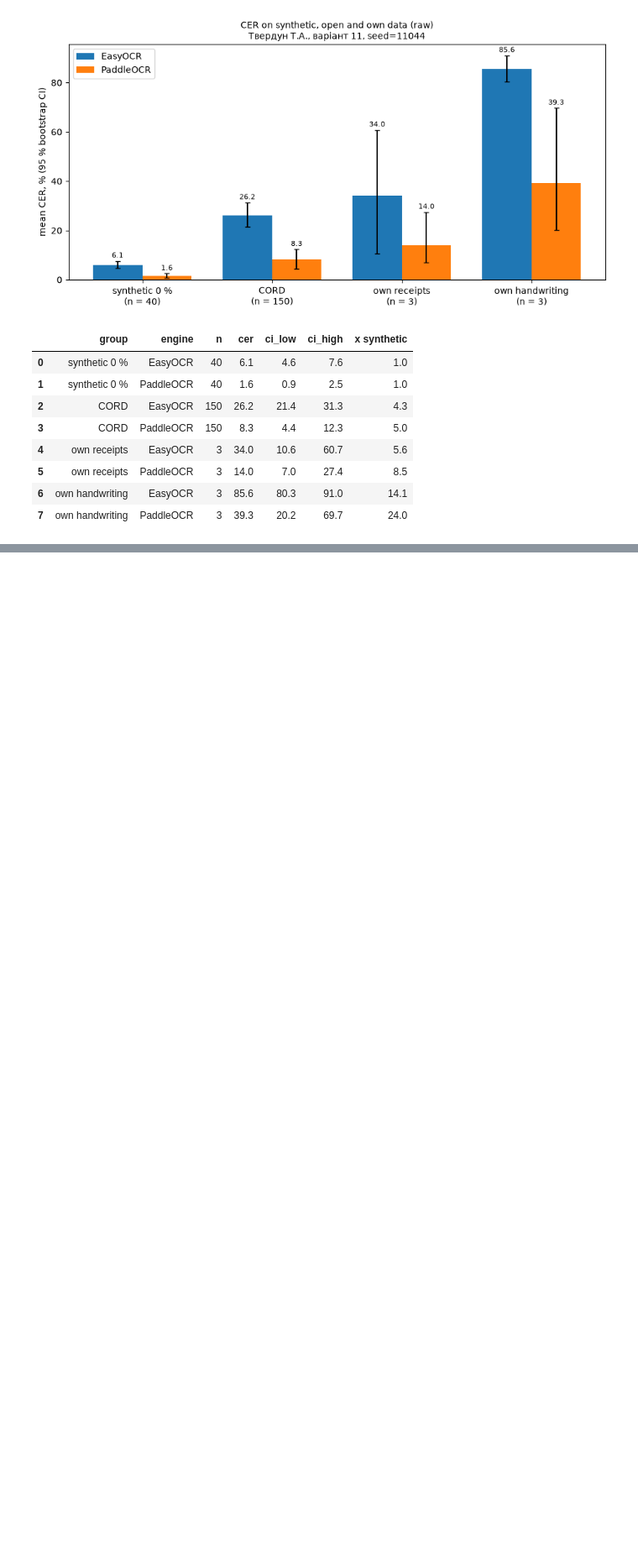
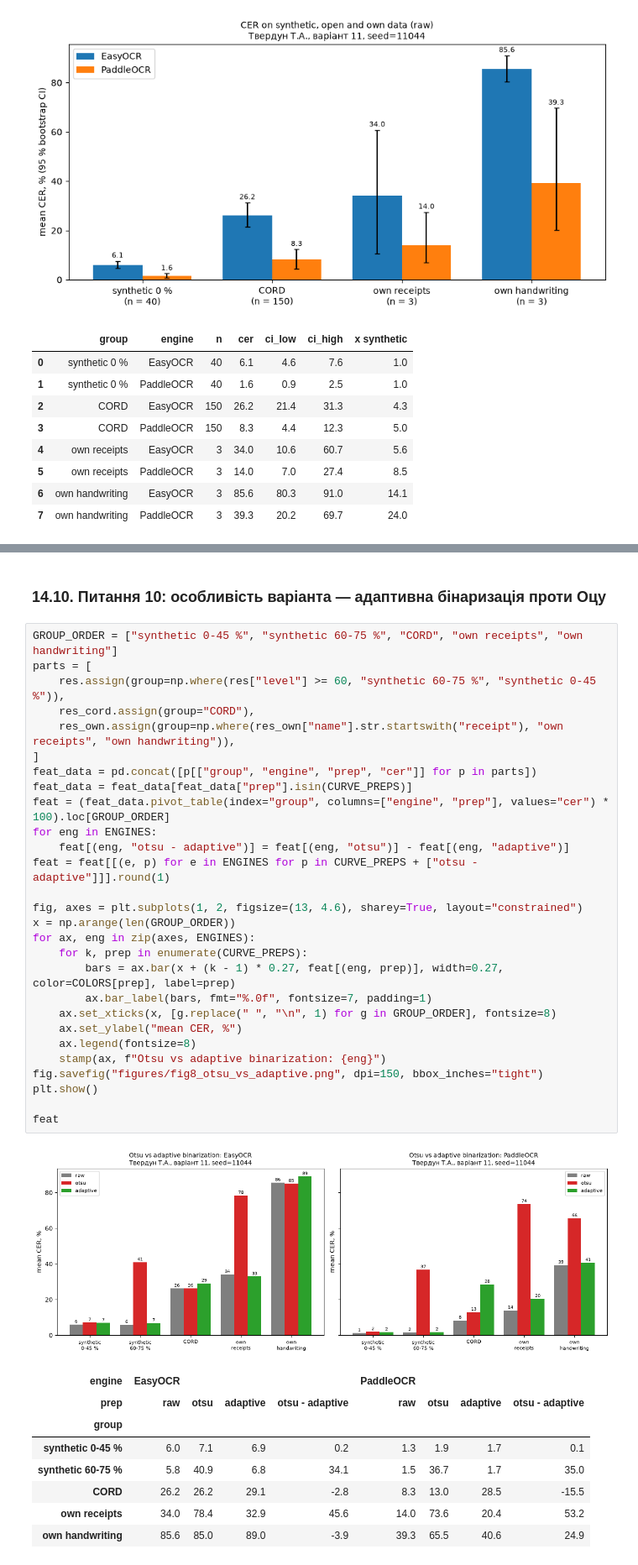
Before and after one commit to TanyaTverdun/AI_lab3_text_recognition, a Jupyter notebook: lab3.ipynb, the cells around one changed output, grey strips where cells are left out. Shown at 84% size. Drawn from its saved outputs; the diff is of its cells as text; blank space fills up the shorter version.

```diff
--- a/lab3.ipynb
+++ b/lab3.ipynb
@@ -1170,0 +1493,40 @@ comp.round(1)
+# %% [markdown]
+### 14.10. Питання 10: особливість варіанта — адаптивна бінаризація проти Оцу
+# %%
+GROUP_ORDER = ["synthetic 0-45 %", "synthetic 60-75 %", "CORD", "own receipts", "own handwriting"]
+parts = [
+    res.assign(group=np.where(res["level"] >= 60, "synthetic 60-75 %", "synthetic 0-45 %")),
+    res_cord.assign(group="CORD"),
+    res_own.assign(group=np.where(res_own["name"].str.startswith("receipt"), "own receipts", "own handwriting")),
+]
+feat_data = pd.concat([p[["group", "engine", "prep", "cer"]] for p in parts])
+feat_data = feat_data[feat_data["prep"].isin(CURVE_PREPS)]
+feat = (feat_data.pivot_table(index="group", columns=["engine", "prep"], values="cer") * 100).loc[GROUP_ORDER]
+for eng in ENGINES:
+    feat[(eng, "otsu - adaptive")] = feat[(eng, "otsu")] - feat[(eng, "adaptive")]
+feat = feat[[(e, p) for e in ENGINES for p in CURVE_PREPS + ["otsu - adaptive"]]].round(1)
+
+fig, axes = plt.subplots(1, 2, figsize=(13, 4.6), sharey=True, layout="constrained")
+x = np.arange(len(GROUP_ORDER))
+for ax, eng in zip(axes, ENGINES):
+    for k, prep in enumerate(CURVE_PREPS):
+        bars = ax.bar(x + (k - 1) * 0.27, feat[(eng, prep)], width=0.27, color=COLORS[prep], label=prep)
+        ax.bar_label(bars, fmt="%.0f", fontsize=7, padding=1)
+    ax.set_xticks(x, [g.replace(" ", "\n", 1) for g in GROUP_ORDER], fontsize=8)
+    ax.set_ylabel("mean CER, %")
+    ax.legend(fontsize=8)
+    stamp(ax, f"Otsu vs adaptive binarization: {eng}")
+fig.savefig("figures/fig8_otsu_vs_adaptive.png", dpi=150, bbox_inches="tight")
+plt.show()
+
+feat
+# %% [output]
+[figure, added]
+| engine | EasyOCR |  |  |  | PaddleOCR |  |  |  |
+| prep | raw | otsu | adaptive | otsu - adaptive | raw | otsu | adaptive | otsu - adaptive |
+| group |  |  |  |  |  |  |  |  |
+| synthetic 0-45 % | 6.0 | 7.1 | 6.9 | 0.2 | 1.3 | 1.9 | 1.7 | 0.1 |
+| synthetic 60-75 % | 5.8 | 40.9 | 6.8 | 34.1 | 1.5 | 36.7 | 1.7 | 35.0 |
+| CORD | 26.2 | 26.2 | 29.1 | -2.8 | 8.3 | 13.0 | 28.5 | -15.5 |
+| own receipts | 34.0 | 78.4 | 32.9 | 45.6 | 14.0 | 73.6 | 20.4 | 53.2 |
+| own handwriting | 85.6 | 85.0 | 89.0 | -3.9 | 39.3 | 65.5 | 40.6 | 24.9 |
```
Also changed, not shown: parts of 32 cells of this notebook.
